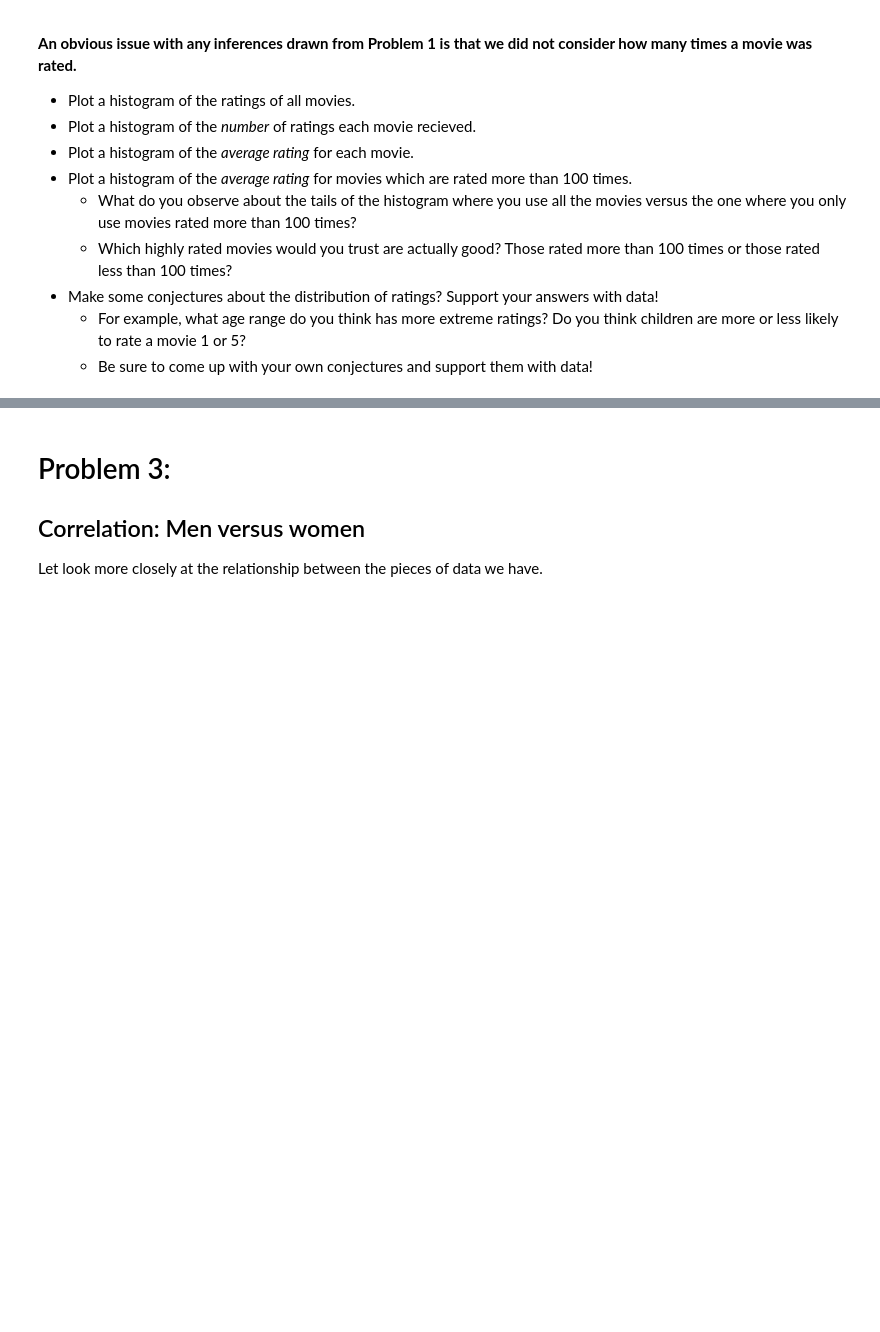
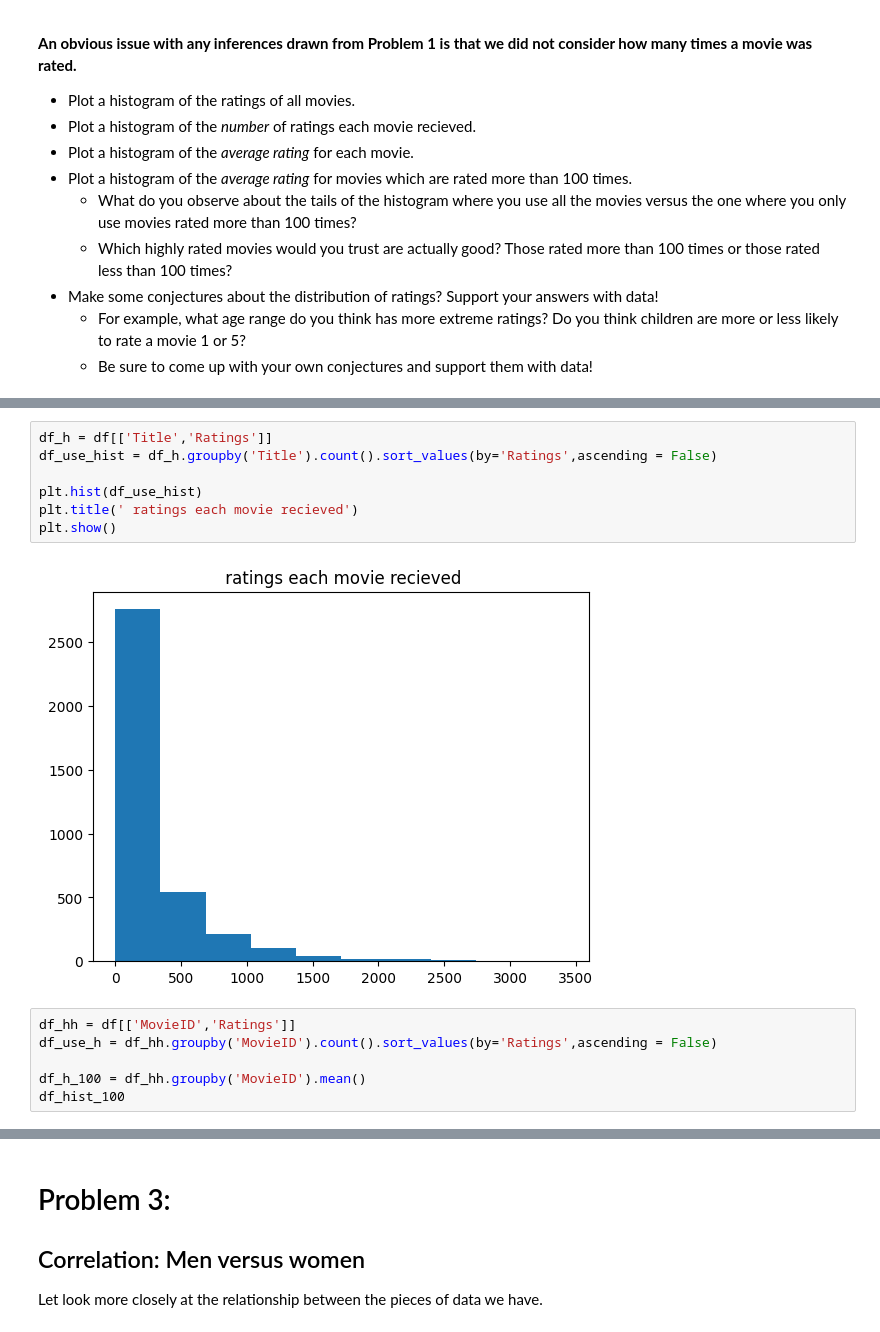
Before and after one commit to Sunisa78-8/phython.data.W, a Jupyter notebook: Project2_66.ipynb, the cells around one changed output, grey strips where cells are left out. Cells and saved outputs as stored; diff of their text form; blank space fills up the shorter version.

```diff
--- a/Project2_66.ipynb
+++ b/Project2_66.ipynb
@@ -228,0 +256,15 @@ dtype: int64
+# %%
+df_h = df[['Title','Ratings']]
+df_use_hist = df_h.groupby('Title').count().sort_values(by='Ratings',ascending = False)
+
+plt.hist(df_use_hist)
+plt.title(' ratings each movie recieved')
+plt.show()
+# %% [output]
+[figure, added]
+# %%
+df_hh = df[['MovieID','Ratings']]
+df_use_h = df_hh.groupby('MovieID').count().sort_values(by='Ratings',ascending = False)
+
+df_h_100 = df_hh.groupby('MovieID').mean()
+df_hist_100
```
Also changed, not shown: parts of 7 cells of this notebook.
